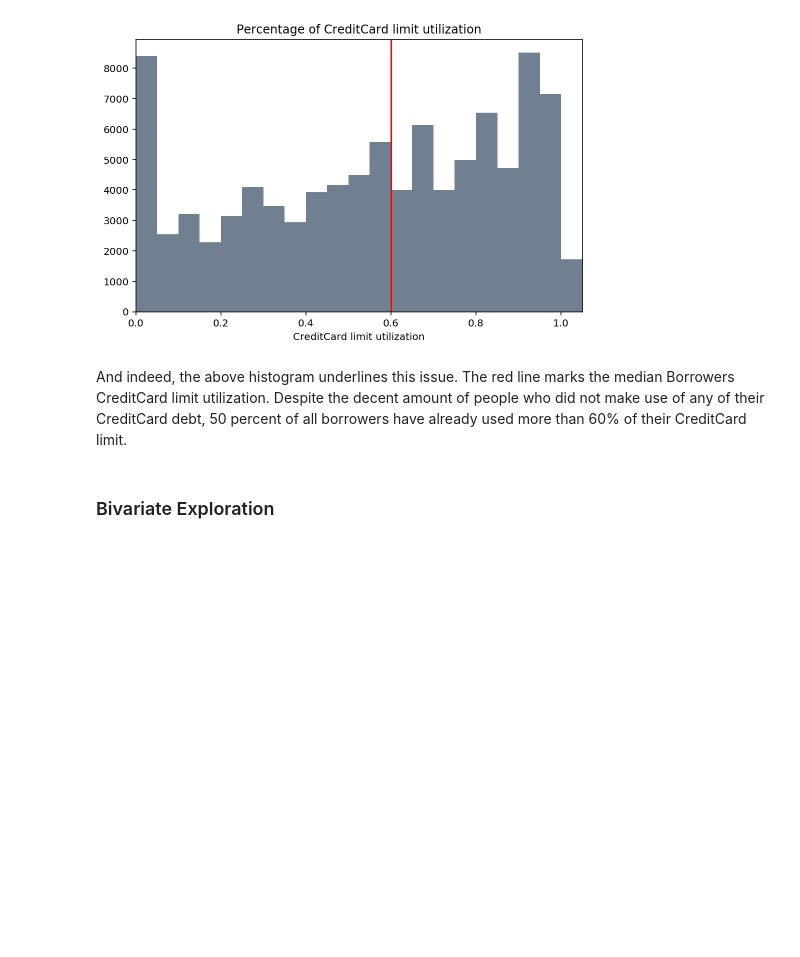
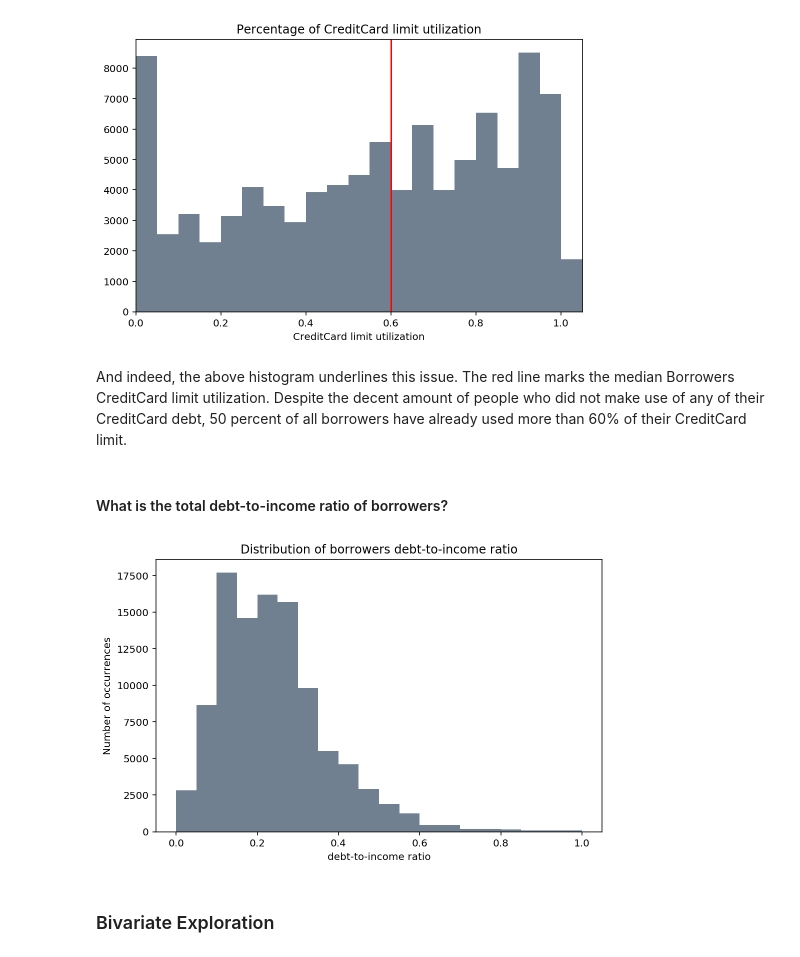
Before and after one commit to janikvalentin/Loan_Data_EDA, a Jupyter notebook: Loan_Data_Investigation.ipynb, the cells around one changed output. Cells and saved outputs as stored; diff of their text form; code cells hidden in the pictures; blank space fills up the shorter version.

```diff
--- a/Loan_Data_Investigation.ipynb
+++ b/Loan_Data_Investigation.ipynb
@@ -377,6 +379,18 @@ plt.xlabel('CreditCard limit utilization');
 [figure]
 # %% [markdown]
 And indeed, the above histogram underlines this issue. The red line marks the median Borrowers CreditCard limit utilization. Despite the decent amount of people who did not make use of any of their CreditCard debt, 50 percent of all borrowers have already used more than 60% of their CreditCard limit.
+# %% [markdown]
+#### What is the total debt-to-income ratio of borrowers?
+# %%
+debt = df[(df['debt_ratio'].notnull()) & (df['debt_ratio'] < 1.01)]
+
+plt.figure(figsize = (8, 5))
+plt.hist(debt.debt_ratio, bins = np.arange(0, 1 + 0.05, 0.05), color = base_color)
+plt.title('Distribution of borrowers debt-to-income ratio')
+plt.xlabel('debt-to-income ratio')
+plt.ylabel('Number of occurrences');
+# %% [output]
+[figure, added]
 # %% [markdown]
 ### Bivariate Exploration
 # %% [markdown]
```
Also changed, not shown: parts of 7 cells of this notebook.
